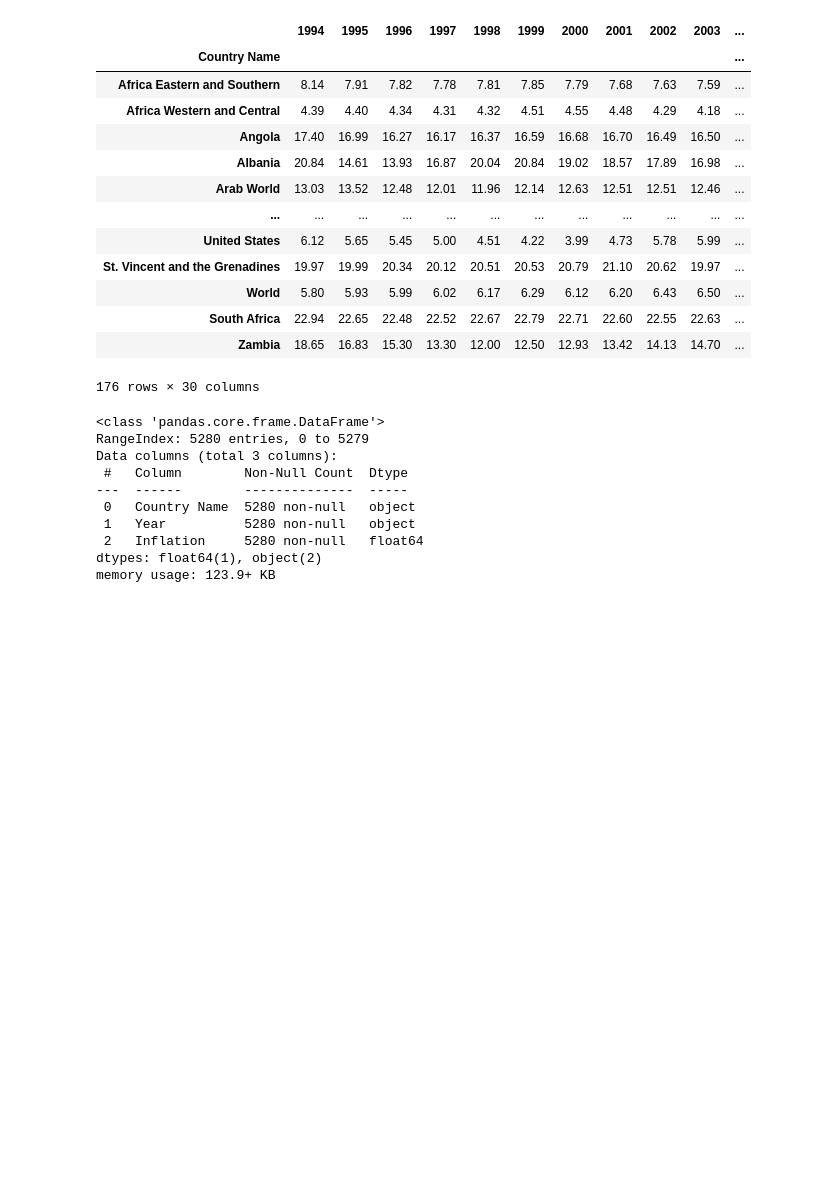
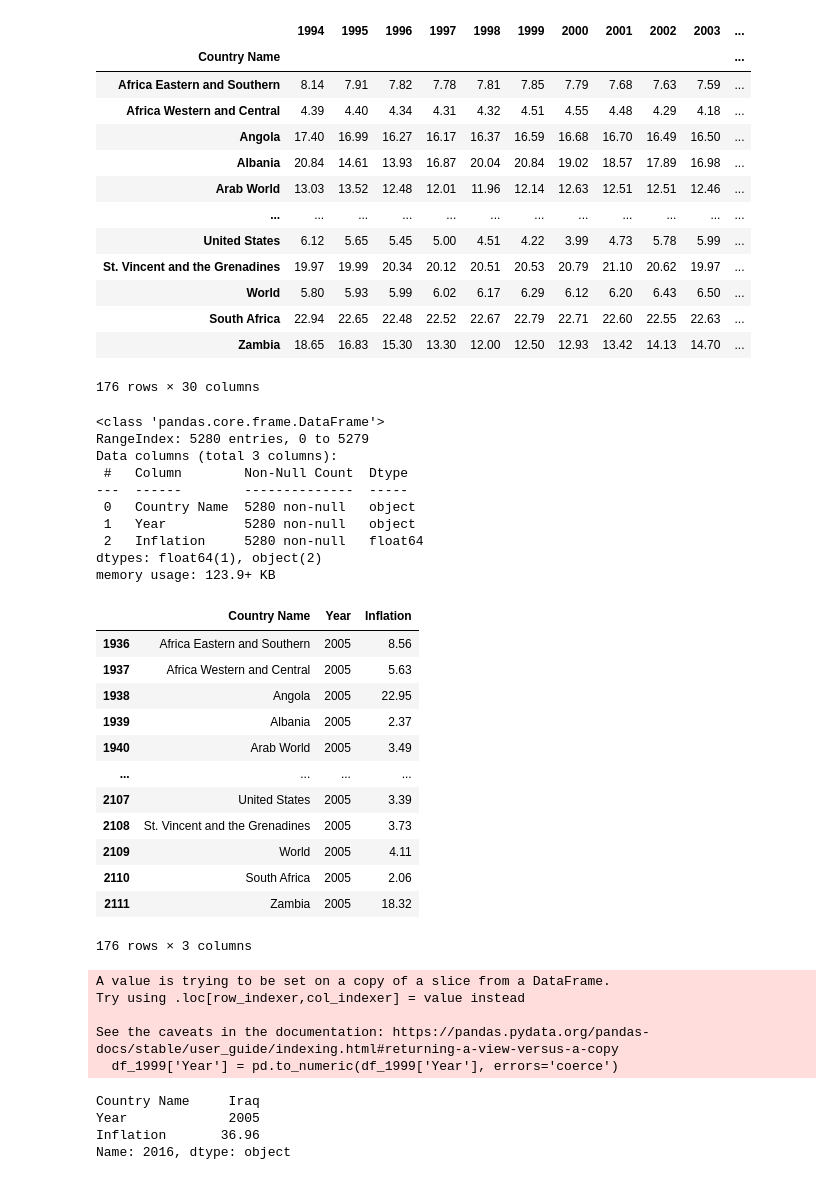
Before and after one commit to ChristianChimi/Financial-Analytics, a Jupyter notebook: Macroeconomics-Analytics/Macroeconomics-Analytics.ipynb, the cells around one changed output. Saved outputs shown, nothing was run; the diff lists cells and outputs as text; code cells hidden in the pictures; blank space fills up the shorter version.

```diff
--- a/Macroeconomics-Analytics/Macroeconomics-Analytics.ipynb
+++ b/Macroeconomics-Analytics/Macroeconomics-Analytics.ipynb
@@ -147,4 +147,28 @@ dtypes: float64(1), object(2)
 memory usage: 123.9+ KB
 # %%
 df_inflation_long['Year'] = pd.to_numeric(df_inflation_long['Year'], errors='coerce')
-df_1999['Year'] = pd.to_numeric(df_1999['Year'])
+df_1999=df_inflation_long[df_inflation_long['Year']==2005]
+# %%
+df_1999
+# %% [output]
+|  | Country Name | Year | Inflation |
+| 1936 | Africa Eastern and Southern | 2005 | 8.56 |
+| 1937 | Africa Western and Central | 2005 | 5.63 |
+| 1938 | Angola | 2005 | 22.95 |
+| 1939 | Albania | 2005 | 2.37 |
+| 1940 | Arab World | 2005 | 3.49 |
+| ... | ... | ... | ... |
+| 2107 | United States | 2005 | 3.39 |
+| 2108 | St. Vincent and the Grenadines | 2005 | 3.73 |
+| 2109 | World | 2005 | 4.11 |
+| 2110 | South Africa | 2005 | 2.06 |
+| 2111 | Zambia | 2005 | 18.32 |
+176 rows × 3 columns
+# %%
+df_1999['Year'] = pd.to_numeric(df_1999['Year'], errors='coerce')
+# %% [output]
+A value is trying to be set on a copy of a slice from a DataFrame.
+Try using .loc[row_indexer,col_indexer] = value instead
+
+See the caveats in the documentation: https://pandas.pydata.org/pandas-docs/stable/user_guide/indexing.html#returning-a-view-versus-a-copy
+  df_1999['Year'] = pd.to_numeric(df_1999['Year'], errors='coerce')
@@ -150,0 +177,7 @@ df_1999['Year'] = pd.to_numeric(df_1999['Year'])
+# %%
+row
+# %% [output]
+Country Name     Iraq
+Year             2005
+Inflation       36.96
+Name: 2016, dtype: object
```
Also changed, not shown: parts of 1 cell of this notebook.
